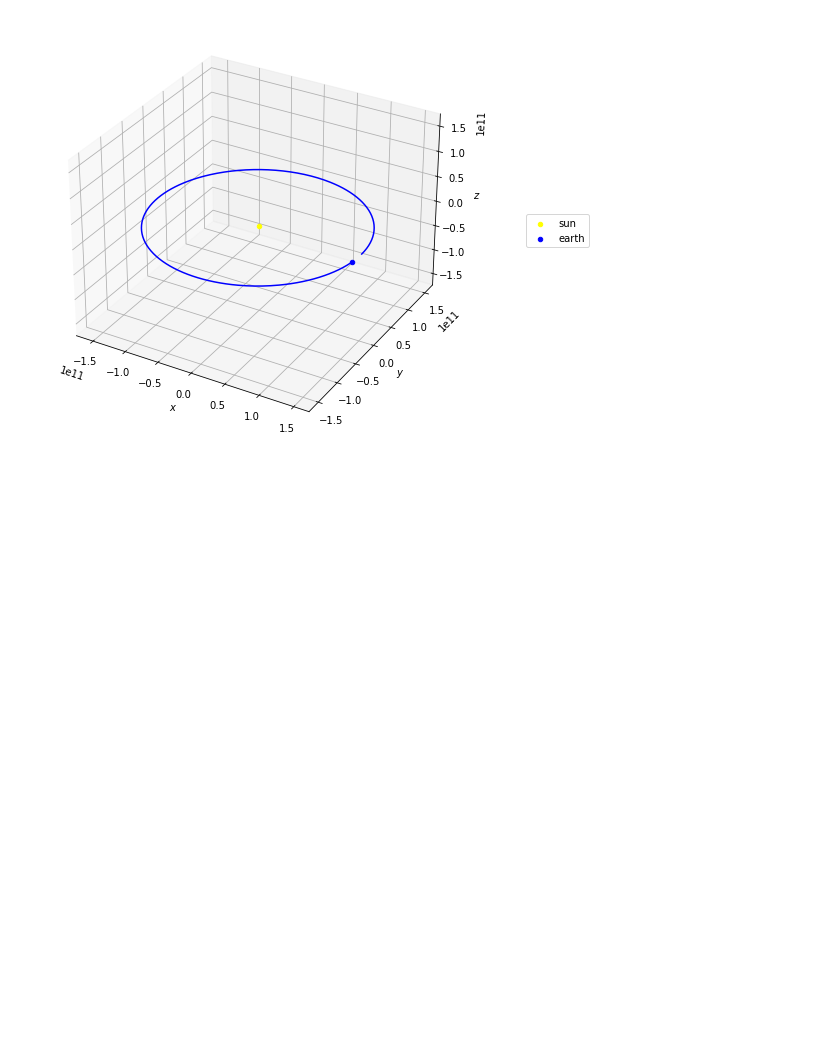
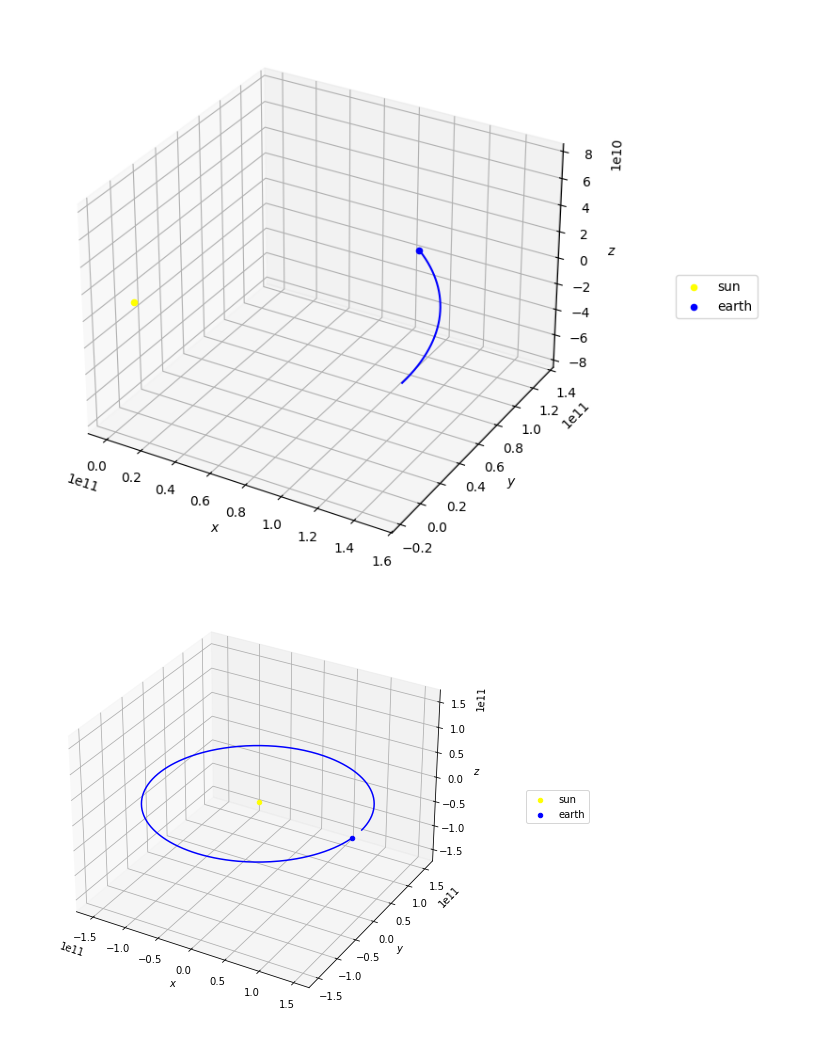
Before and after one commit to whuang259/Math714Project, a Jupyter notebook: nbody-simulation.ipynb, the cells around one changed output. Cells and saved outputs as stored; diff of their text form; code cells hidden in the pictures; blank space fills up the shorter version.

```diff
--- a/nbody-simulation.ipynb
+++ b/nbody-simulation.ipynb
@@ -267,3 +351,7 @@ class NBodySimulation:
+# %%
+sim2.plot_traj()
+# %% [output]
+[figure, added]
 # %%
 p1 = Body([0., 0., 0.], SM, [0., 0., 0.], "Sun")
 p2 = Body([AU, 0., 0.], 5.972e24, [0., 30000., 0.], "Earth")
```
Also changed, not shown: parts of 5 cells of this notebook.
